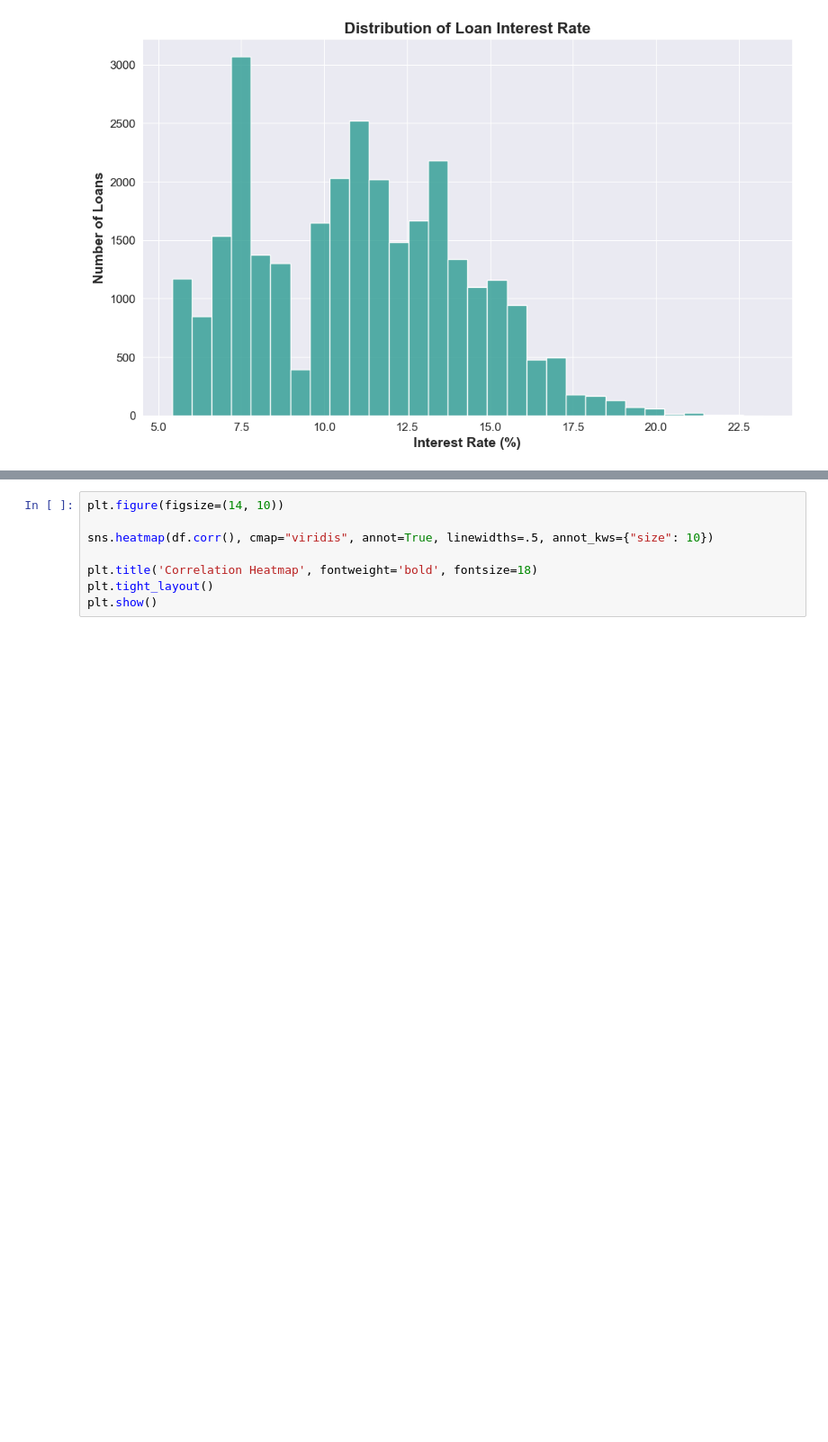
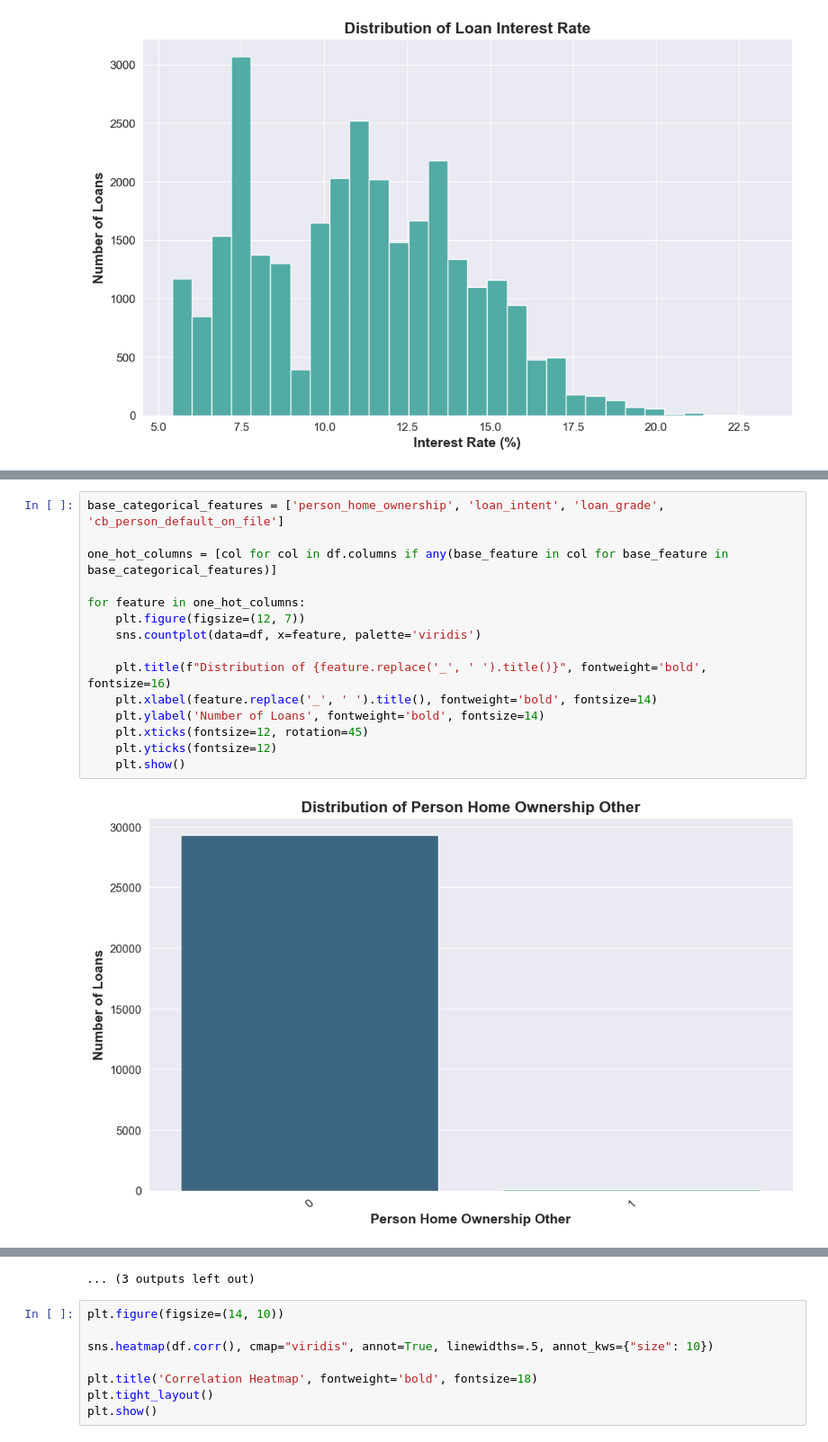
Before and after one commit to mulletolog/DataSense, a Jupyter notebook: Credit_Risk_Assessment/CRA.ipynb, the cells around one changed output, grey strips where cells are left out. Shown at 90% size. Saved outputs shown, nothing was run; the diff lists cells and outputs as text; blank space fills up the shorter version.

```diff
--- a/Credit_Risk_Assessment/CRA.ipynb
+++ b/Credit_Risk_Assessment/CRA.ipynb
@@ -295,0 +317,17 @@ plt.show()
+# %%
+base_categorical_features = ['person_home_ownership', 'loan_intent', 'loan_grade', 'cb_person_default_on_file']
+
+one_hot_columns = [col for col in df.columns if any(base_feature in col for base_feature in base_categorical_features)]
+
+for feature in one_hot_columns:
+    plt.figure(figsize=(12, 7))
+    sns.countplot(data=df, x=feature, palette='viridis')
+
+    plt.title(f"Distribution of {feature.replace('_', ' ').title()}", fontweight='bold', fontsize=16)
+    plt.xlabel(feature.replace('_', ' ').title(), fontweight='bold', fontsize=14)
+    plt.ylabel('Number of Loans', fontweight='bold', fontsize=14)
+    plt.xticks(fontsize=12, rotation=45)
+    plt.yticks(fontsize=12)
+    plt.show()
+# %% [output]
+[figure, added]
@@ -296,3 +345,4 @@ plt.show()
+... (3 outputs left out)
 # %%
 plt.figure(figsize=(14, 10))
 
```
Also changed, not shown: parts of 17 cells of this notebook.
